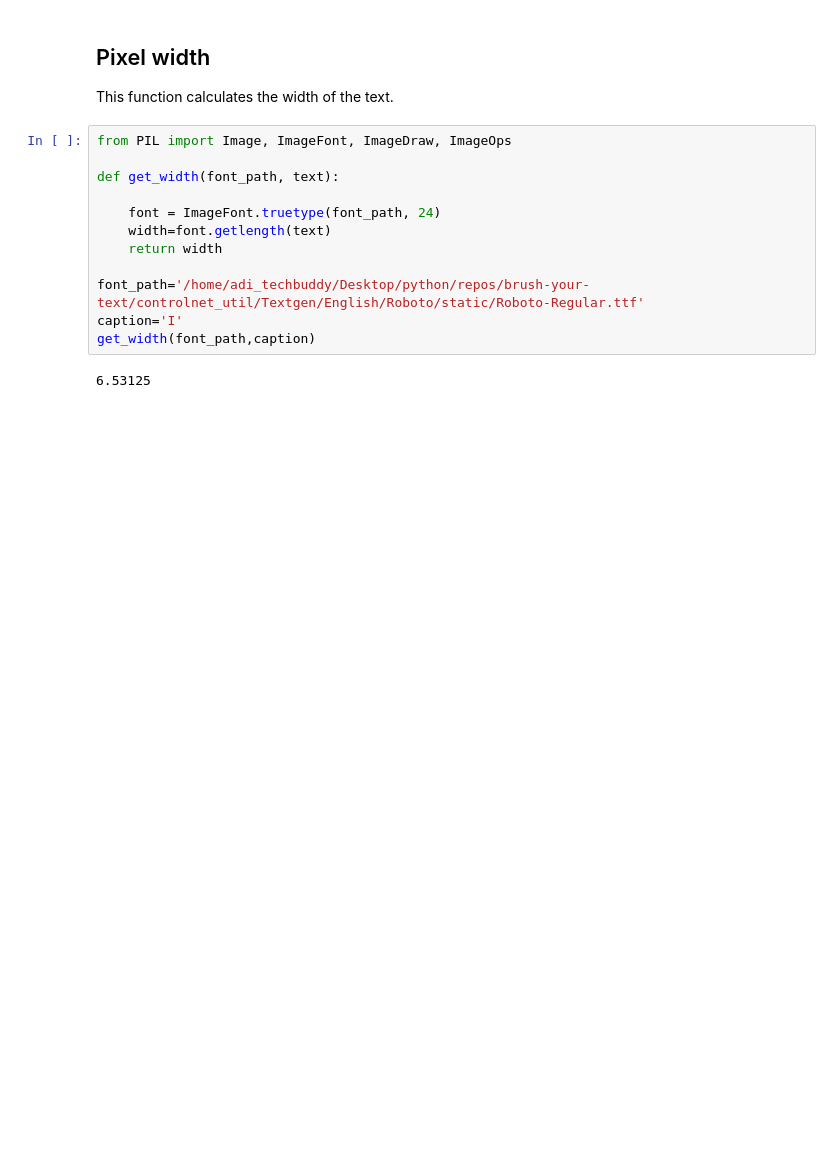
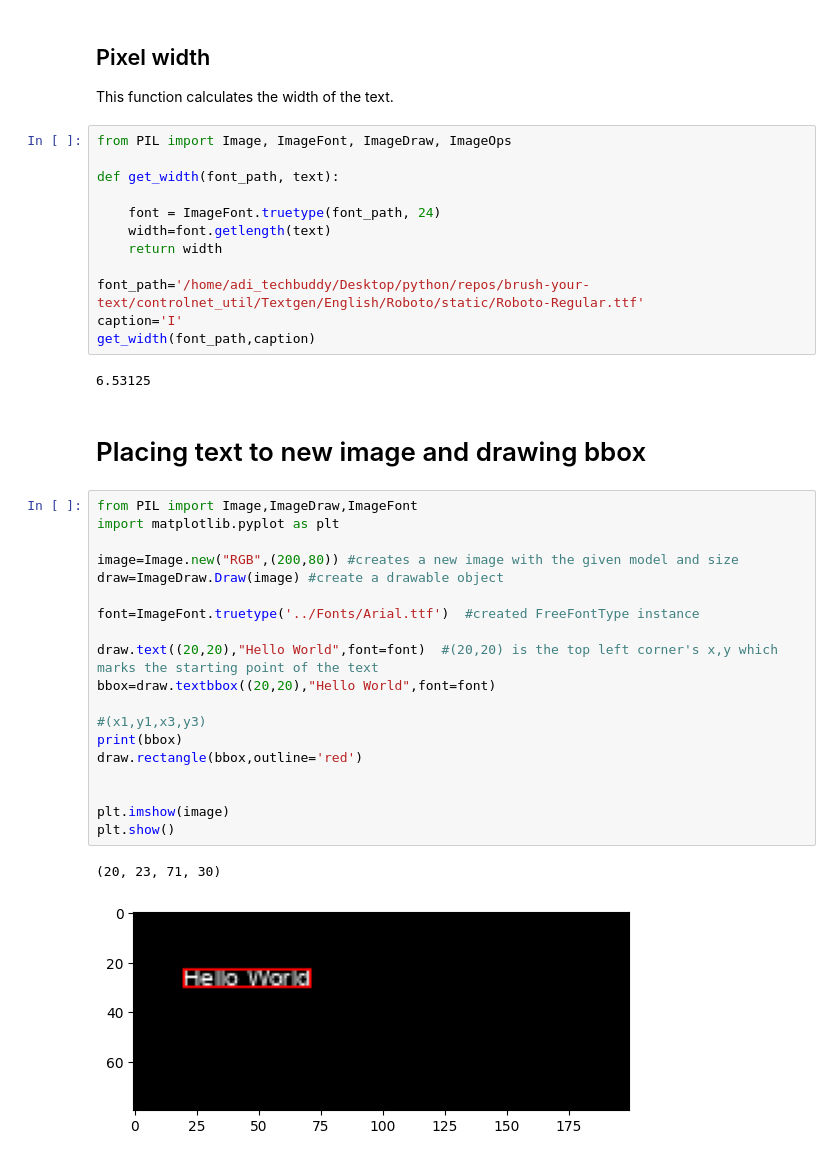
Before and after one commit to adityarathor007/DLSuite, a Jupyter notebook: generalConcepts/pil.ipynb, the cells around one changed output. Drawn from its saved outputs; the diff is of its cells as text; blank space fills up the shorter version.

Commit message:
updated pandas, pil and added matplotlib notebook

```diff
--- a/generalConcepts/pil.ipynb
+++ b/generalConcepts/pil.ipynb
@@ -71,3 +79,27 @@ caption='I'
 get_width(font_path,caption)
 # %% [output]
 6.53125
+# %% [markdown]
+# Placing text to new image and drawing bbox
+# %%
+from PIL import Image,ImageDraw,ImageFont
+import matplotlib.pyplot as plt
+
+image=Image.new("RGB",(200,80)) #creates a new image with the given model and size
+draw=ImageDraw.Draw(image) #create a drawable object
+
+font=ImageFont.truetype('../Fonts/Arial.ttf')  #created FreeFontType instance
+
+draw.text((20,20),"Hello World",font=font)  #(20,20) is the top left corner's x,y which marks the starting point of the text
+bbox=draw.textbbox((20,20),"Hello World",font=font)
+
+#(x1,y1,x3,y3)
+print(bbox)
+draw.rectangle(bbox,outline='red')
+
+
+plt.imshow(image)
+plt.show()
+# %% [output]
+(20, 23, 71, 30)
+[figure, added]
```
Also changed, not shown: parts of 3 cells of this notebook, 7 other files.
